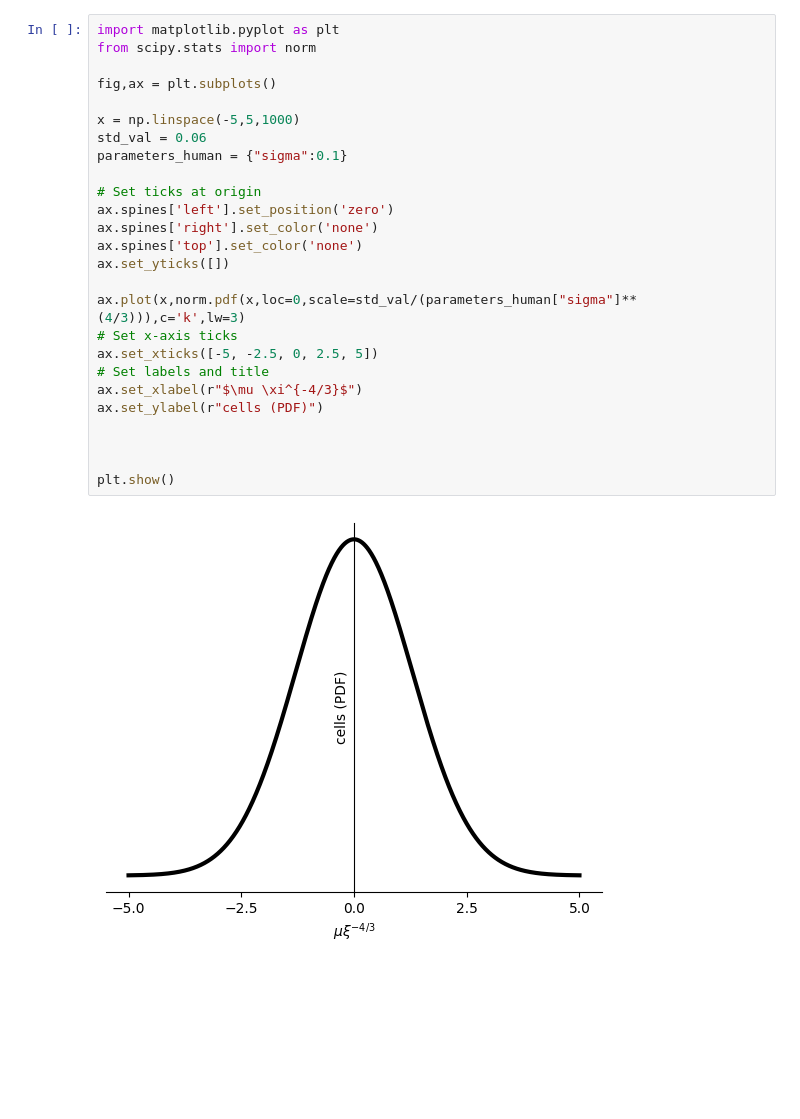
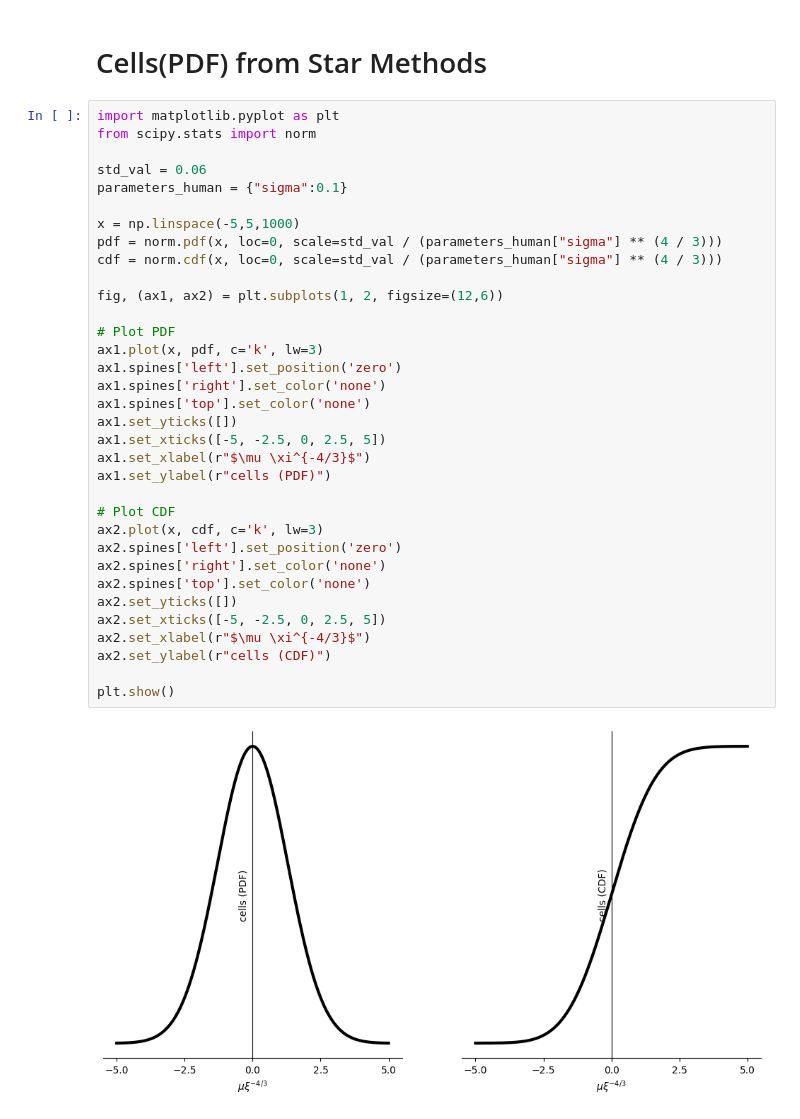
Before and after one commit to shuqi7-ui/plasma-cells, a Jupyter notebook: Untitled1.ipynb, the cells around one changed output. Saved outputs shown, nothing was run; the diff lists cells and outputs as text; blank space fills up the shorter version.

```diff
--- a/Untitled1.ipynb
+++ b/Untitled1.ipynb
@@ -183,28 +275,38 @@ plt.show()
+# %% [markdown]
+# Cells(PDF) from Star Methods
 # %%
 import matplotlib.pyplot as plt
 from scipy.stats import norm
 
-fig,ax = plt.subplots()
-
-x = np.linspace(-5,5,1000)
 std_val = 0.06
 parameters_human = {"sigma":0.1}
 
-# Set ticks at origin
-ax.spines['left'].set_position('zero')
-ax.spines['right'].set_color('none')
-ax.spines['top'].set_color('none')
-ax.set_yticks([])
+x = np.linspace(-5,5,1000)
+pdf = norm.pdf(x, loc=0, scale=std_val / (parameters_human["sigma"] ** (4 / 3)))
+cdf = norm.cdf(x, loc=0, scale=std_val / (parameters_human["sigma"] ** (4 / 3)))
 
-ax.plot(x,norm.pdf(x,loc=0,scale=std_val/(parameters_human["sigma"]**(4/3))),c='k',lw=3)
-# Set x-axis ticks
-ax.set_xticks([-5, -2.5, 0, 2.5, 5])
-# Set labels and title
-ax.set_xlabel(r"$\mu \xi^{-4/3}$")
-ax.set_ylabel(r"cells (PDF)")
+fig, (ax1, ax2) = plt.subplots(1, 2, figsize=(12,6))
 
+# Plot PDF
+ax1.plot(x, pdf, c='k', lw=3)
+ax1.spines['left'].set_position('zero')
+ax1.spines['right'].set_color('none')
+ax1.spines['top'].set_color('none')
+ax1.set_yticks([])
+ax1.set_xticks([-5, -2.5, 0, 2.5, 5])
+ax1.set_xlabel(r"$\mu \xi^{-4/3}$")
+ax1.set_ylabel(r"cells (PDF)")
 
+# Plot CDF
+ax2.plot(x, cdf, c='k', lw=3)
+ax2.spines['left'].set_position('zero')
+ax2.spines['right'].set_color('none')
+ax2.spines['top'].set_color('none')
+ax2.set_yticks([])
+ax2.set_xticks([-5, -2.5, 0, 2.5, 5])
+ax2.set_xlabel(r"$\mu \xi^{-4/3}$")
+ax2.set_ylabel(r"cells (CDF)")
 
 plt.show()
 # %% [output]
-[figure, old version]
+[figure, new version]
```
Also changed, not shown: parts of 7 cells of this notebook.
